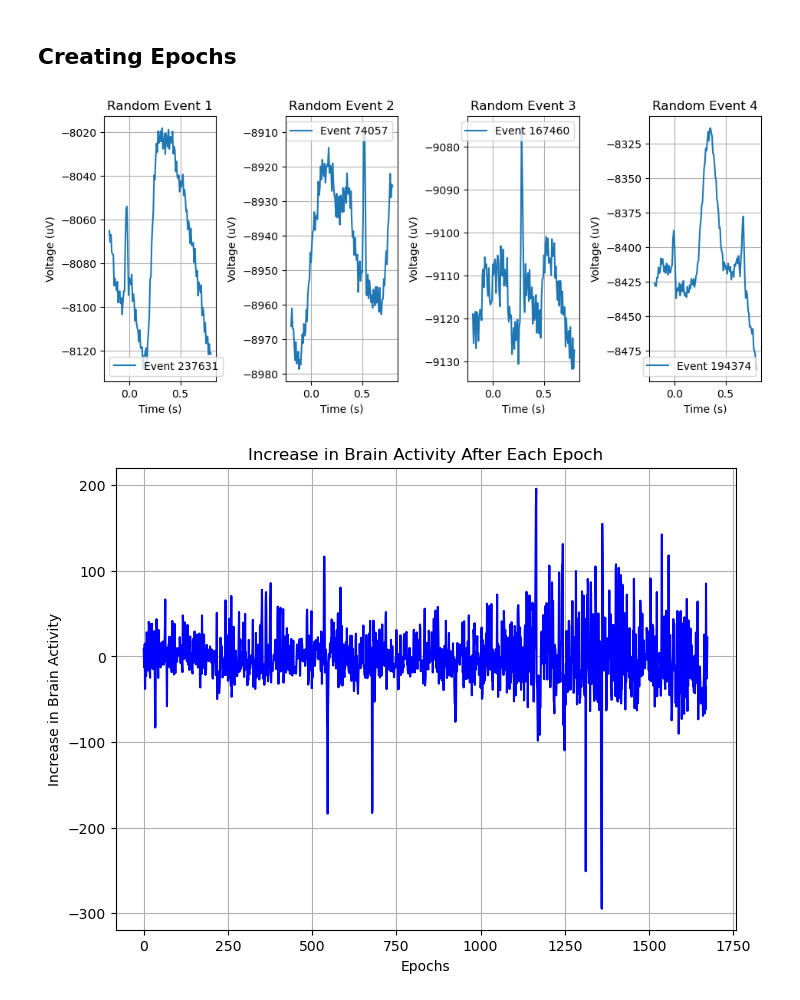
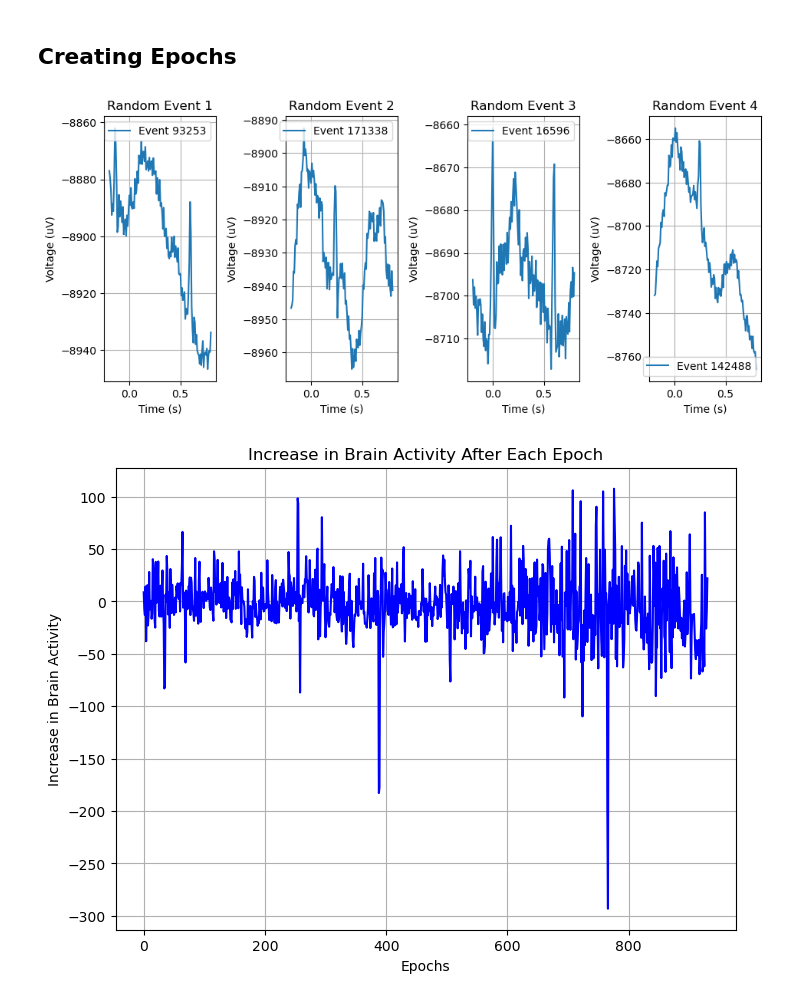
Before and after one commit to jeff-yc-wong/BCI_Project, a Jupyter notebook: eeg_analysis.ipynb, the cells around one changed output. Saved outputs shown, nothing was run; the diff lists cells and outputs as text; code cells hidden in the pictures.

```diff
--- a/eeg_analysis.ipynb
+++ b/eeg_analysis.ipynb
@@ -79,7 +79,7 @@ Y = mat_data['Y'][0]
 I = mat_data['I'][0]
 
 # Define the event codes (Y values) for ERPs
-event_codes = [2, 3, 5]
+event_codes = [2, 3]
 
 # Set values in Y outside the event codes to 0
 Y_events = np.where(np.isin(Y, event_codes), Y, 0)
@@ -124,7 +124,7 @@ for i in range(num_plots):
 plt.tight_layout()
 plt.show()
 # %% [output]
-[figure, old version]
+[figure, new version]
 # %%
 ## Changes After Event (Experimental, Delete if irrelevant)
 # %%
@@ -141,7 +141,7 @@ Y = mat_data['Y'][0]
 I = mat_data['I'][0]
 
 # Define the event codes (Y values) for ERPs
-event_codes = [2, 3, 5]
+event_codes = [2, 3]
 
 # Set values in Y outside the event codes to 0
 Y_events = np.where(np.isin(Y, event_codes), Y, 0)
@@ -174,31 +174,31 @@ for event_index in event_indices:
     average_before = np.mean(average_eeg[window_indices[:int(len(window_indices)/2)]])
 
     # Calculate the average EEG after the event
     average_after = np.mean(average_eeg[window_indices[int(len(window_indices)/2):]])
 
     # Calculate the increase in brain activity
     increase = average_after - average_before
 
     # Append the increase in brain activity to the array
     increase_activity.append(increase)
 
     # Append the average EEG value to the array
     average_eeg_values.append(average_after)
 
 # Convert the lists to numpy arrays
 increase_activity = np.array(increase_activity)
 average_eeg_values = np.array(average_eeg_values)
 
 # Calculate the time points for the increase in brain activity
 time_points = np.arange(len(increase_activity))
 
 # Plot the increase in brain activity
 plt.figure(figsize=(8, 6))
 plt.plot(time_points, increase_activity, label='Increase in Brain Activity', linestyle='-', marker='', color='blue')
 plt.xlabel('Epochs')
 plt.ylabel('Increase in Brain Activity')
 plt.title('Increase in Brain Activity After Each Epoch')
 plt.grid(True)
 plt.show()
 # %% [output]
-[figure, old version]
+[figure, new version]
```
Also changed, not shown: parts of 2 cells of this notebook.
